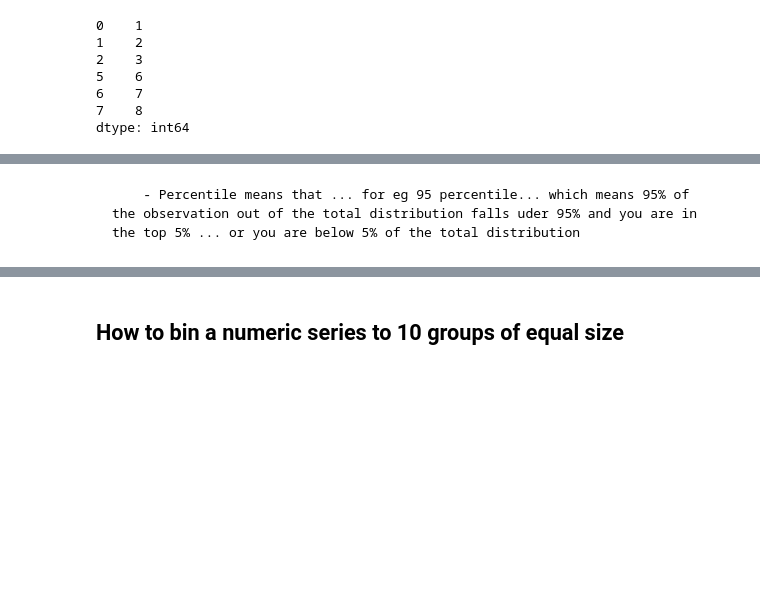
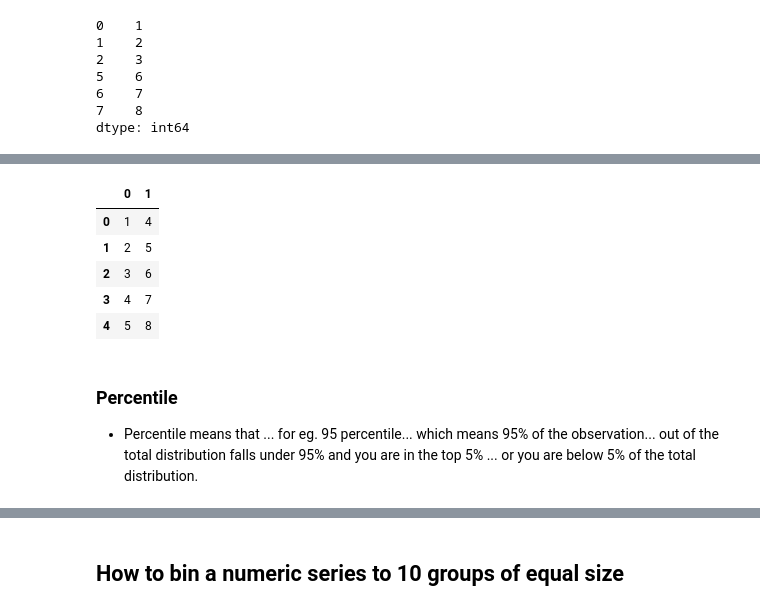
Before and after one commit to AbhishekMaity001/Python-Code-Snippets, a Jupyter notebook: Pandas/Pandas101.ipynb, the cells around one changed output, grey strips where cells are left out. Drawn from its saved outputs; the diff is of its cells as text; code cells hidden in the pictures; blank space fills up the shorter version.

```diff
--- a/Pandas/Pandas101.ipynb
+++ b/Pandas/Pandas101.ipynb
@@ -176,7 +237,17 @@ dtype: int64
+# %%
+pd.concat([ser1, ser2], axis=1) # APPENDING COLUMN WISE
+# %% [output]
+|  | 0 | 1 |
+| 0 | 1 | 4 |
+| 1 | 2 | 5 |
+| 2 | 3 | 6 |
+| 3 | 4 | 7 |
+| 4 | 5 | 8 |
 # %%
 ser = pd.Series(np.random.normal(10,5,25))
 # %% [markdown]
-        - Percentile means that ... for eg 95 percentile... which means 95% of the observation out of the total distribution falls uder 95% and you are in the top 5% ... or you are below 5% of the total distribution
+### Percentile
+- Percentile means that ... for eg. 95 percentile... which means 95% of the observation... out of the total distribution falls under 95% and you are in the top 5% ... or you are below 5% of the total distribution.
 # %%
 np.percentile(ser, q=[0, 50, 75, 100])
 # %% [output]
```
Also changed, not shown: parts of 60 cells of this notebook, 3 other files.
